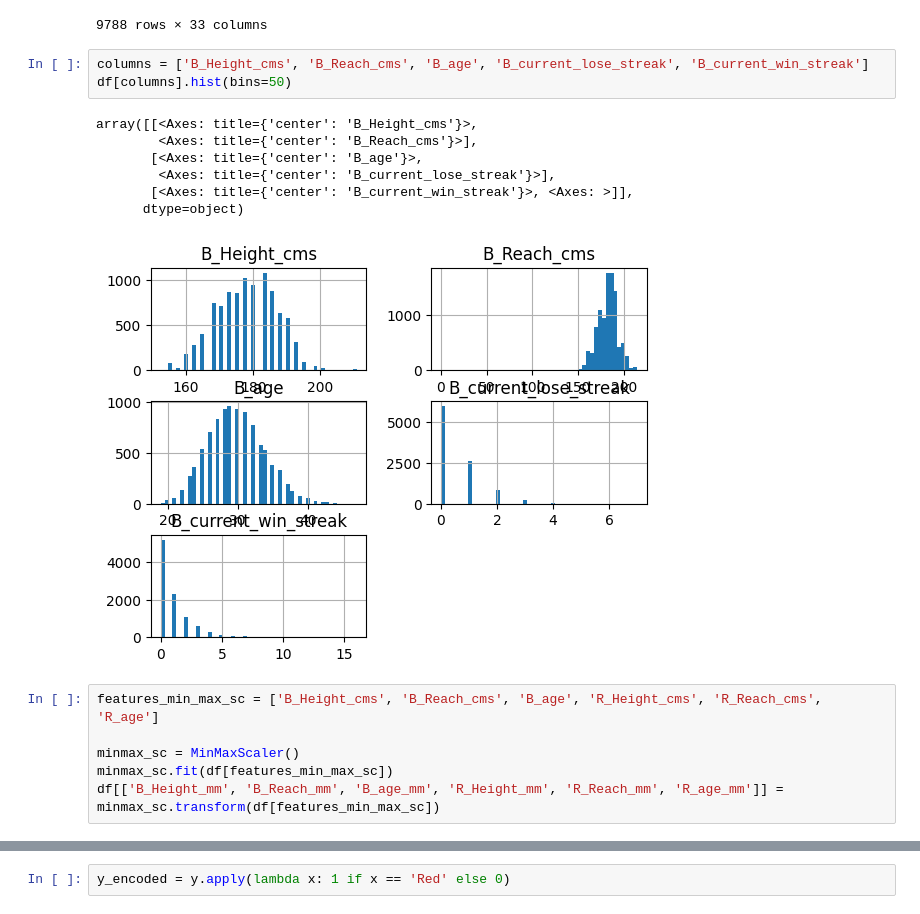
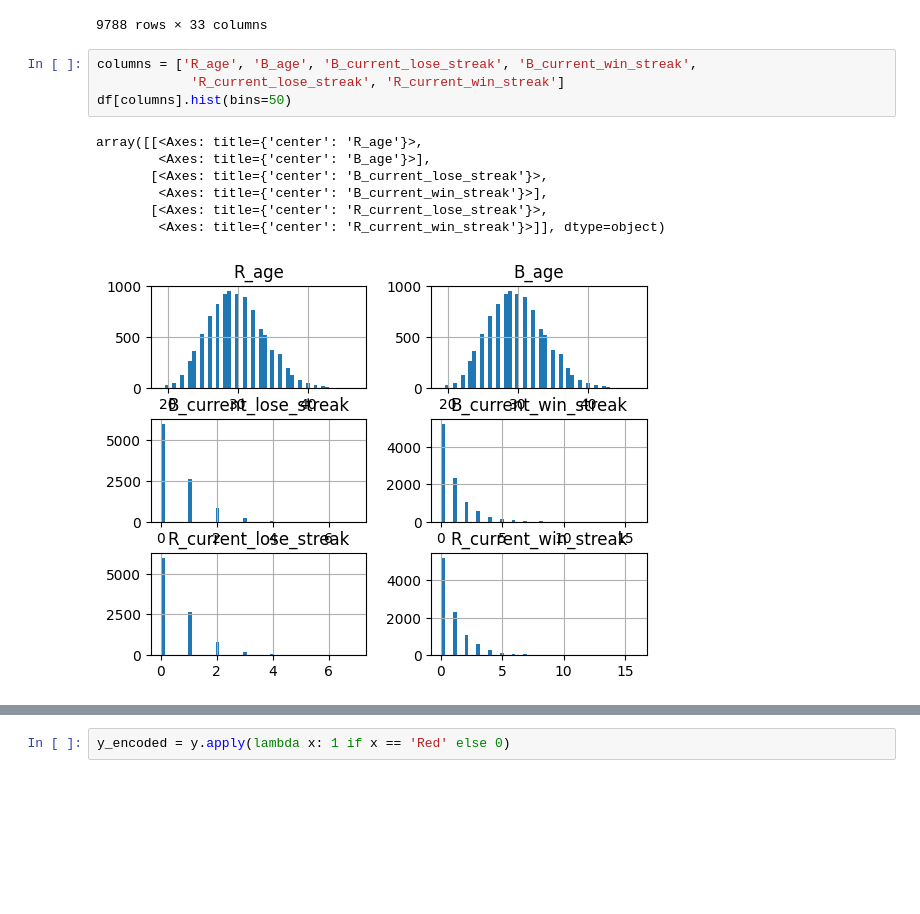
Before and after one commit to FlawlessAfro/ML_fight_prediction, a Jupyter notebook: ML Model Testing/logisticmodel.ipynb, the cells around one changed output, grey strips where cells are left out. Saved outputs shown, nothing was run; the diff lists cells and outputs as text; blank space fills up the shorter version.

```diff
--- a/ML Model Testing/logisticmodel.ipynb
+++ b/ML Model Testing/logisticmodel.ipynb
@@ -47,19 +32,14 @@ df.filter(regex='^B')
 | 9787 | Eric Schafer | 0.416667 | 140.000000 | 1 | 0 | 0 | ... |
 9788 rows × 33 columns
 # %%
-columns = ['B_Height_cms', 'B_Reach_cms', 'B_age', 'B_current_lose_streak', 'B_current_win_streak']
+columns = ['R_age', 'B_age', 'B_current_lose_streak', 'B_current_win_streak',
+            'R_current_lose_streak', 'R_current_win_streak']
 df[columns].hist(bins=50)
 # %% [output]
-array([[<Axes: title={'center': 'B_Height_cms'}>,
-        <Axes: title={'center': 'B_Reach_cms'}>],
-       [<Axes: title={'center': 'B_age'}>,
-        <Axes: title={'center': 'B_current_lose_streak'}>],
-       [<Axes: title={'center': 'B_current_win_streak'}>, <Axes: >]],
-      dtype=object)
+array([[<Axes: title={'center': 'R_age'}>,
+        <Axes: title={'center': 'B_age'}>],
+       [<Axes: title={'center': 'B_current_lose_streak'}>,
+        <Axes: title={'center': 'B_current_win_streak'}>],
+       [<Axes: title={'center': 'R_current_lose_streak'}>,
+        <Axes: title={'center': 'R_current_win_streak'}>]], dtype=object)
-[figure, old version]
+[figure, new version]
-# %%
-features_min_max_sc = ['B_Height_cms', 'B_Reach_cms', 'B_age', 'R_Height_cms', 'R_Reach_cms', 'R_age']
-
-minmax_sc = MinMaxScaler()
-minmax_sc.fit(df[features_min_max_sc])
-df[['B_Height_mm', 'B_Reach_mm', 'B_age_mm', 'R_Height_mm', 'R_Reach_mm', 'R_age_mm']] = minmax_sc.transform(df[features_min_max_sc])
```
Also changed, not shown: parts of 14 cells of this notebook, 3 other files.
